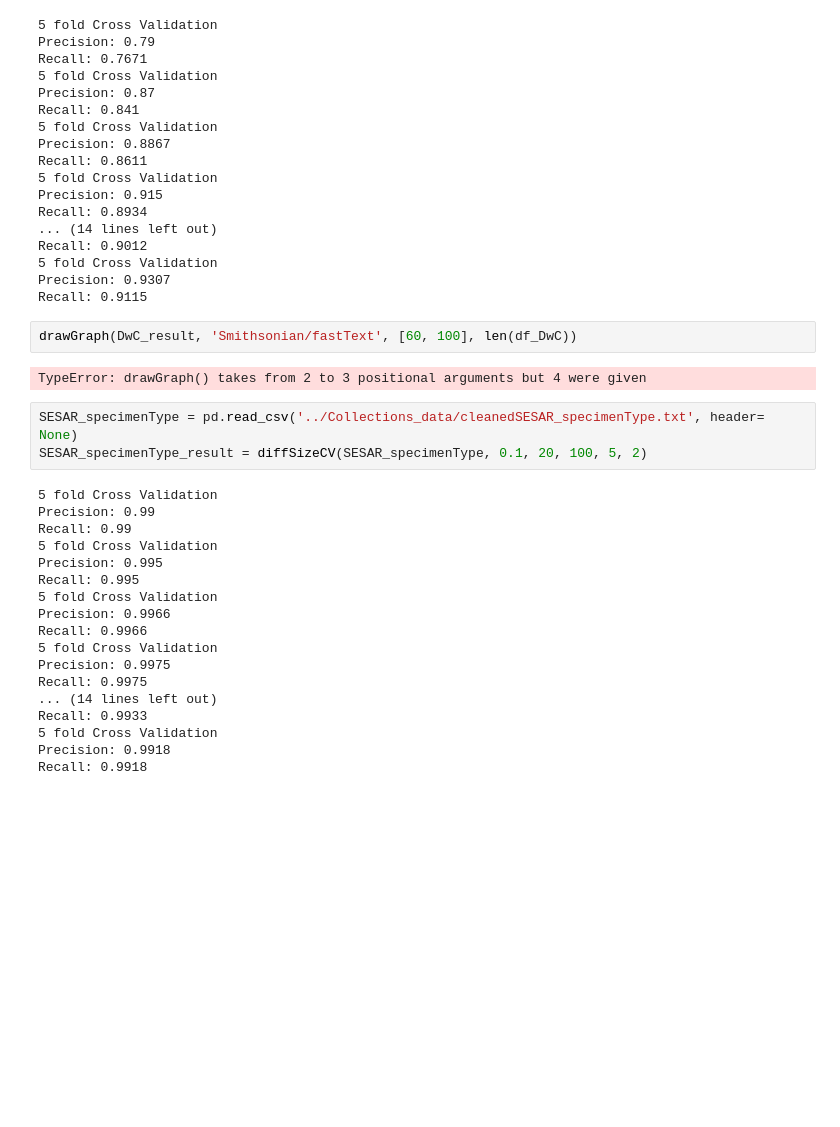
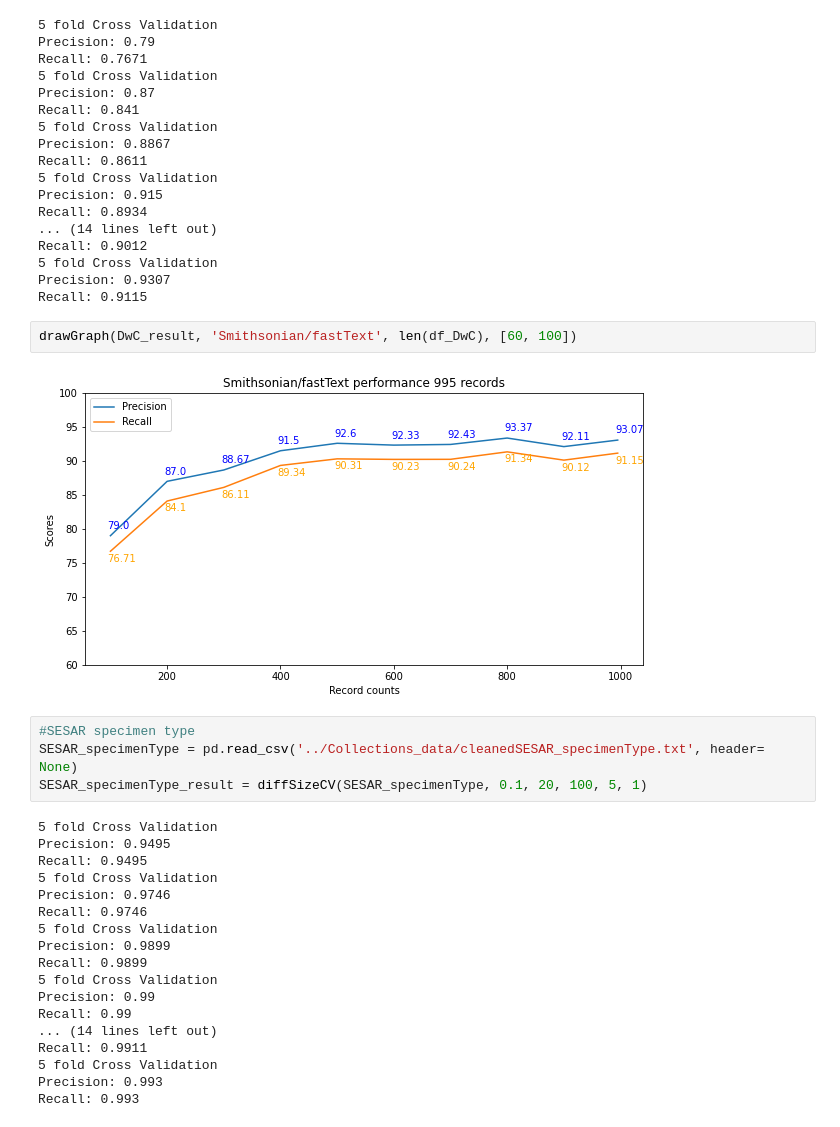
Before and after one commit to isamplesorg/vocabulary_learning, a Jupyter notebook: python/crossValidation.ipynb, the cells around one changed output. Cells and saved outputs as stored; diff of their text form; blank space fills up the shorter version.

```diff
--- a/python/crossValidation.ipynb
+++ b/python/crossValidation.ipynb
@@ -105,27 +103,28 @@ Recall: 0.9012
 Precision: 0.9307
 Recall: 0.9115
 # %%
-drawGraph(DwC_result, 'Smithsonian/fastText', [60, 100], len(df_DwC))
+drawGraph(DwC_result, 'Smithsonian/fastText', len(df_DwC), [60, 100])
 # %% [output]
-TypeError: drawGraph() takes from 2 to 3 positional arguments but 4 were given
+[figure, added]
 # %%
+#SESAR specimen type
 SESAR_specimenType = pd.read_csv('../Collections_data/cleanedSESAR_specimenType.txt', header= None)
-SESAR_specimenType_result = diffSizeCV(SESAR_specimenType, 0.1, 20, 100, 5, 2)
+SESAR_specimenType_result = diffSizeCV(SESAR_specimenType, 0.1, 20, 100, 5, 1)
 # %% [output]
+5 fold Cross Validation
+Precision: 0.9495
+Recall: 0.9495
+5 fold Cross Validation
+Precision: 0.9746
+Recall: 0.9746
+5 fold Cross Validation
+Precision: 0.9899
+Recall: 0.9899
 5 fold Cross Validation
 Precision: 0.99
 Recall: 0.99
+... (14 lines left out)
+Recall: 0.9911
 5 fold Cross Validation
-Precision: 0.995
-Recall: 0.995
-5 fold Cross Validation
-Precision: 0.9966
-Recall: 0.9966
-5 fold Cross Validation
-Precision: 0.9975
-Recall: 0.9975
-... (14 lines left out)
-Recall: 0.9933
-5 fold Cross Validation
-Precision: 0.9918
-Recall: 0.9918
+Precision: 0.993
+Recall: 0.993
```
Also changed, not shown: parts of 6 cells of this notebook.
